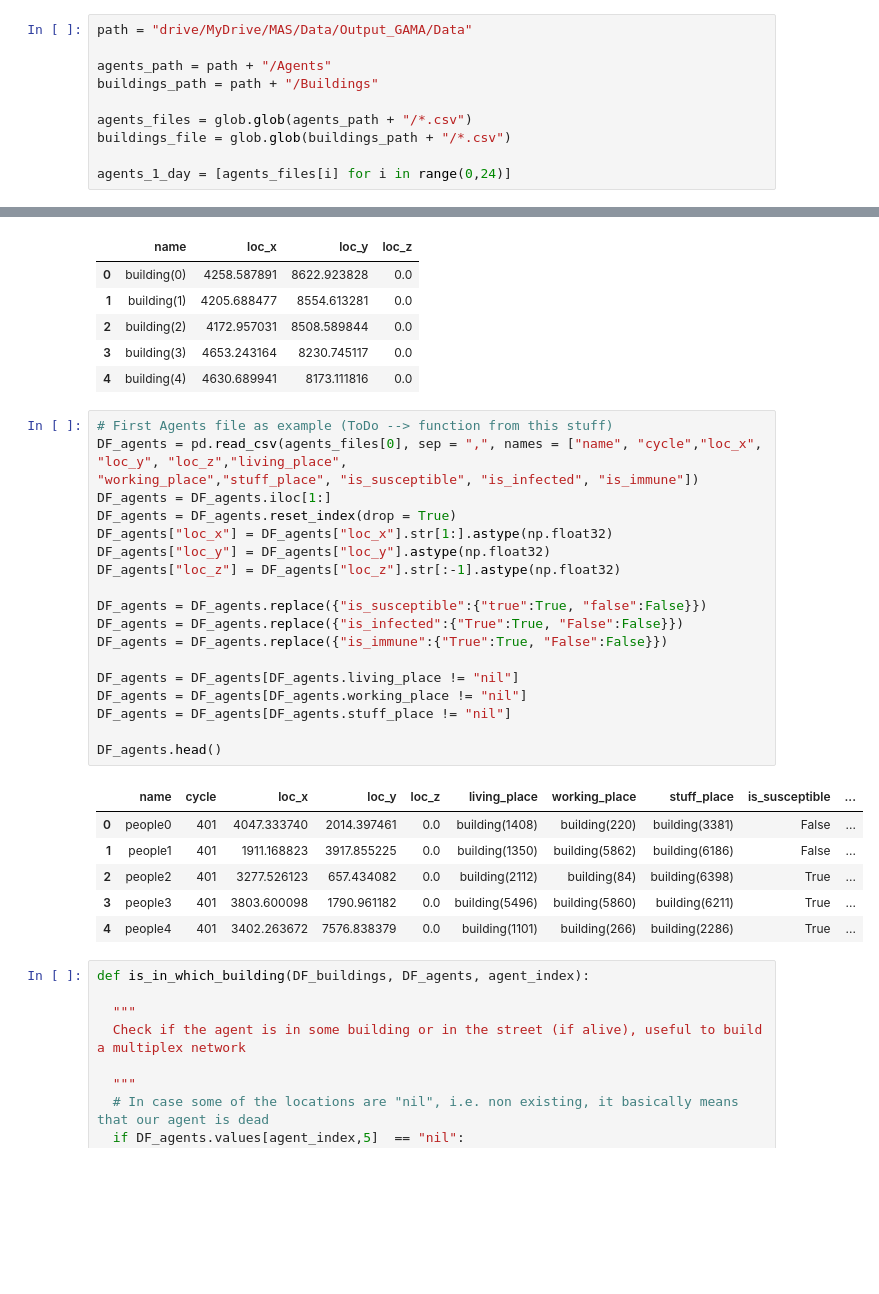
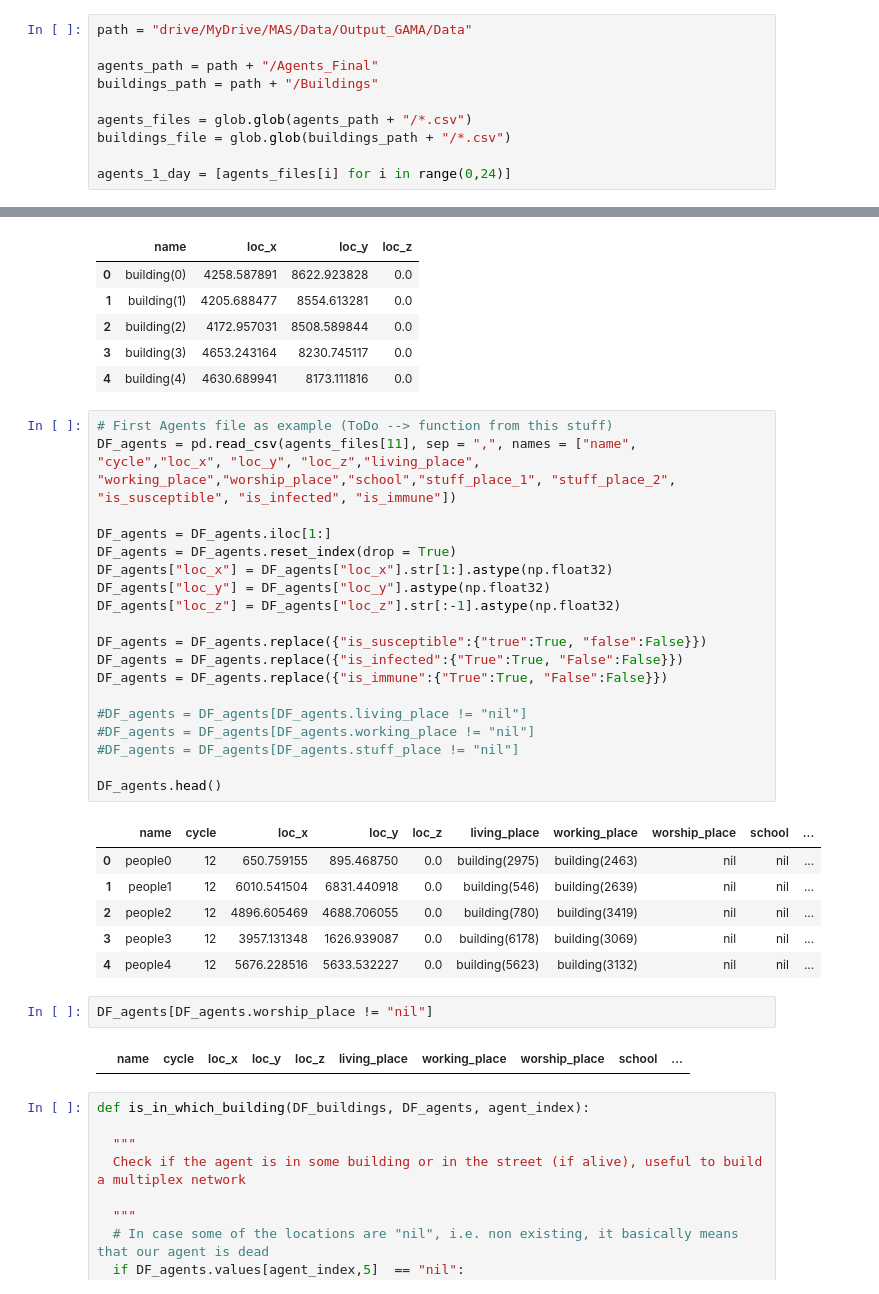
Before and after one commit to MachineLearningJournalClub/GAMELEON, a Jupyter notebook: Multiplex_Analysis.ipynb, the cells around one changed output, grey strips where cells are left out. Saved outputs shown, nothing was run; the diff lists cells and outputs as text; blank space fills up the shorter version.

Commit message:
Adding support for every building - last version GAMA file

```diff
--- a/Multiplex_Analysis.ipynb
+++ b/Multiplex_Analysis.ipynb
@@ -21,7 +21,7 @@ Mounted at /content/drive
 # %%
 path = "drive/MyDrive/MAS/Data/Output_GAMA/Data"
 
-agents_path = path + "/Agents"
+agents_path = path + "/Agents_Final"
 buildings_path = path + "/Buildings"
 
 agents_files = glob.glob(agents_path + "/*.csv")
@@ -47,30 +68,35 @@ DF_buildings.head()
 | 4 | building(4) | 4630.689941 | 8173.111816 | 0.0 |
 # %%
 # First Agents file as example (ToDo --> function from this stuff)
-DF_agents = pd.read_csv(agents_files[0], sep = ",", names = ["name", "cycle","loc_x", "loc_y", "loc_z","living_place",
-"working_place","stuff_place", "is_susceptible", "is_infected", "is_immune"])
+DF_agents = pd.read_csv(agents_files[11], sep = ",", names = ["name", "cycle","loc_x", "loc_y", "loc_z","living_place",
+"working_place","worship_place","school","stuff_place_1", "stuff_place_2", "is_susceptible", "is_infected", "is_immune"])
+
 DF_agents = DF_agents.iloc[1:]
 DF_agents = DF_agents.reset_index(drop = True)
 DF_agents["loc_x"] = DF_agents["loc_x"].str[1:].astype(np.float32)
 DF_agents["loc_y"] = DF_agents["loc_y"].astype(np.float32)
 DF_agents["loc_z"] = DF_agents["loc_z"].str[:-1].astype(np.float32)
 
 DF_agents = DF_agents.replace({"is_susceptible":{"true":True, "false":False}})
 DF_agents = DF_agents.replace({"is_infected":{"True":True, "False":False}})
 DF_agents = DF_agents.replace({"is_immune":{"True":True, "False":False}})
 
-DF_agents = DF_agents[DF_agents.living_place != "nil"]
-DF_agents = DF_agents[DF_agents.working_place != "nil"]
-DF_agents = DF_agents[DF_agents.stuff_place != "nil"]
+#DF_agents = DF_agents[DF_agents.living_place != "nil"]
+#DF_agents = DF_agents[DF_agents.working_place != "nil"]
+#DF_agents = DF_agents[DF_agents.stuff_place != "nil"]
 
 DF_agents.head()
 # %% [output]
-|  | name | cycle | loc_x | loc_y | loc_z | living_place | working_place | stuff_place | is_susceptible | ... |
-| 0 | people0 | 401 | 4047.333740 | 2014.397461 | 0.0 | building(1408) | building(220) | building(3381) | False | ... |
-| 1 | people1 | 401 | 1911.168823 | 3917.855225 | 0.0 | building(1350) | building(5862) | building(6186) | False | ... |
-| 2 | people2 | 401 | 3277.526123 | 657.434082 | 0.0 | building(2112) | building(84) | building(6398) | True | ... |
-| 3 | people3 | 401 | 3803.600098 | 1790.961182 | 0.0 | building(5496) | building(5860) | building(6211) | True | ... |
-| 4 | people4 | 401 | 3402.263672 | 7576.838379 | 0.0 | building(1101) | building(266) | building(2286) | True | ... |
+|  | name | cycle | loc_x | loc_y | loc_z | living_place | working_place | worship_place | school | ... |
+| 0 | people0 | 12 | 650.759155 | 895.468750 | 0.0 | building(2975) | building(2463) | nil | nil | ... |
+| 1 | people1 | 12 | 6010.541504 | 6831.440918 | 0.0 | building(546) | building(2639) | nil | nil | ... |
+| 2 | people2 | 12 | 4896.605469 | 4688.706055 | 0.0 | building(780) | building(3419) | nil | nil | ... |
+| 3 | people3 | 12 | 3957.131348 | 1626.939087 | 0.0 | building(6178) | building(3069) | nil | nil | ... |
+| 4 | people4 | 12 | 5676.228516 | 5633.532227 | 0.0 | building(5623) | building(3132) | nil | nil | ... |
+# %%
+DF_agents[DF_agents.worship_place != "nil"]
+# %% [output]
+|  | name | cycle | loc_x | loc_y | loc_z | living_place | working_place | worship_place | school | ... |
 # %%
 def is_in_which_building(DF_buildings, DF_agents, agent_index):
 
```
Also changed, not shown: parts of 1 cell of this notebook.
